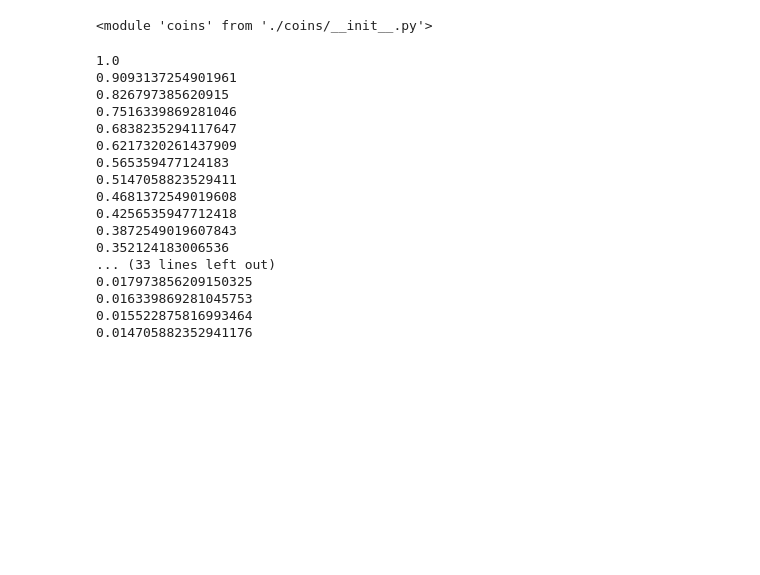
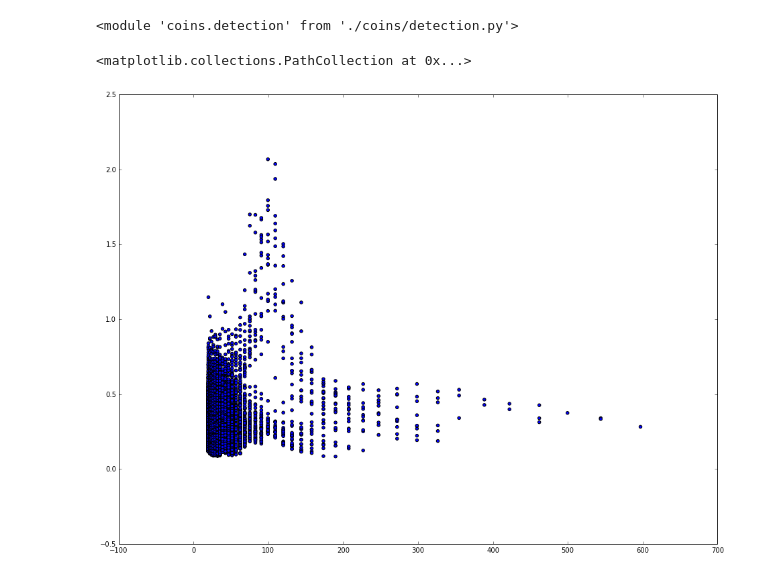
Before and after one commit to bwhmather/coins, a Jupyter notebook: detect.ipynb, the cells around one changed output. Saved outputs shown, nothing was run; the diff lists cells and outputs as text; code cells hidden in the pictures; blank space fills up the shorter version.

```diff
--- a/detect.ipynb
+++ b/detect.ipynb
@@ -24,33 +23,16 @@ from skimage.draw import circle_perimeter, set_color
 # %%
 reload(coins)
+reload(coins.detection)
 # %% [output]
-<module 'coins' from './coins/__init__.py'>
+<module 'coins.detection' from './coins/detection.py'>
 # %%
-#image = transform.rescale(imread('data/IMG_20131010_185412.jpg'), 0.5)
-image = transform.rescale(imread('data/IMG_20131010_185626.jpg'), 0.5)
+image = transform.rescale(imread('data/IMG_20131010_185412.jpg'), 0.5)
+#image = transform.rescale(imread('data/IMG_20131010_185626.jpg'), 0.5)
 
 image = color.rgb2gray(image)
 image = img_as_float(image)
 # %%
-circles = coins.detect_circles(image)
+circles = coins.detection.detect_possible_circles(image)
 x_coords, y_coords, radii, weights = circles
-# %% [output]
-1.0
-0.9093137254901961
-0.826797385620915
-0.7516339869281046
-0.6838235294117647
-0.6217320261437909
-0.565359477124183
-0.5147058823529411
-0.4681372549019608
-0.4256535947712418
-0.3872549019607843
-0.352124183006536
-... (33 lines left out)
-0.017973856209150325
-0.016339869281045753
-0.015522875816993464
-0.014705882352941176
 # %%
 order = weights.argsort()
@@ -60,0 +43,5 @@ sorted_weights = weights[order][-70:]
+# %%
+scatter(radii, weights)
+# %% [output]
+<matplotlib.collections.PathCollection at 0x...>
+[figure, added]
```
Also changed, not shown: parts of 12 cells of this notebook.
